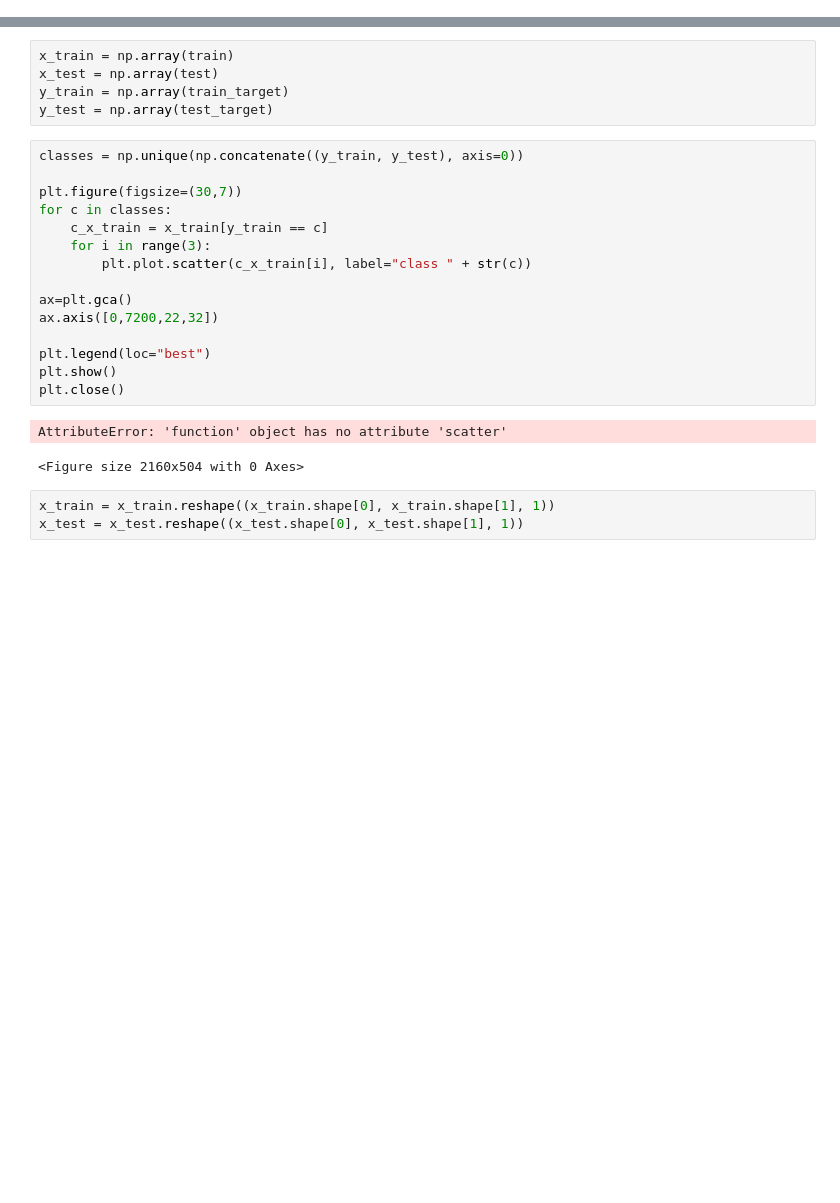
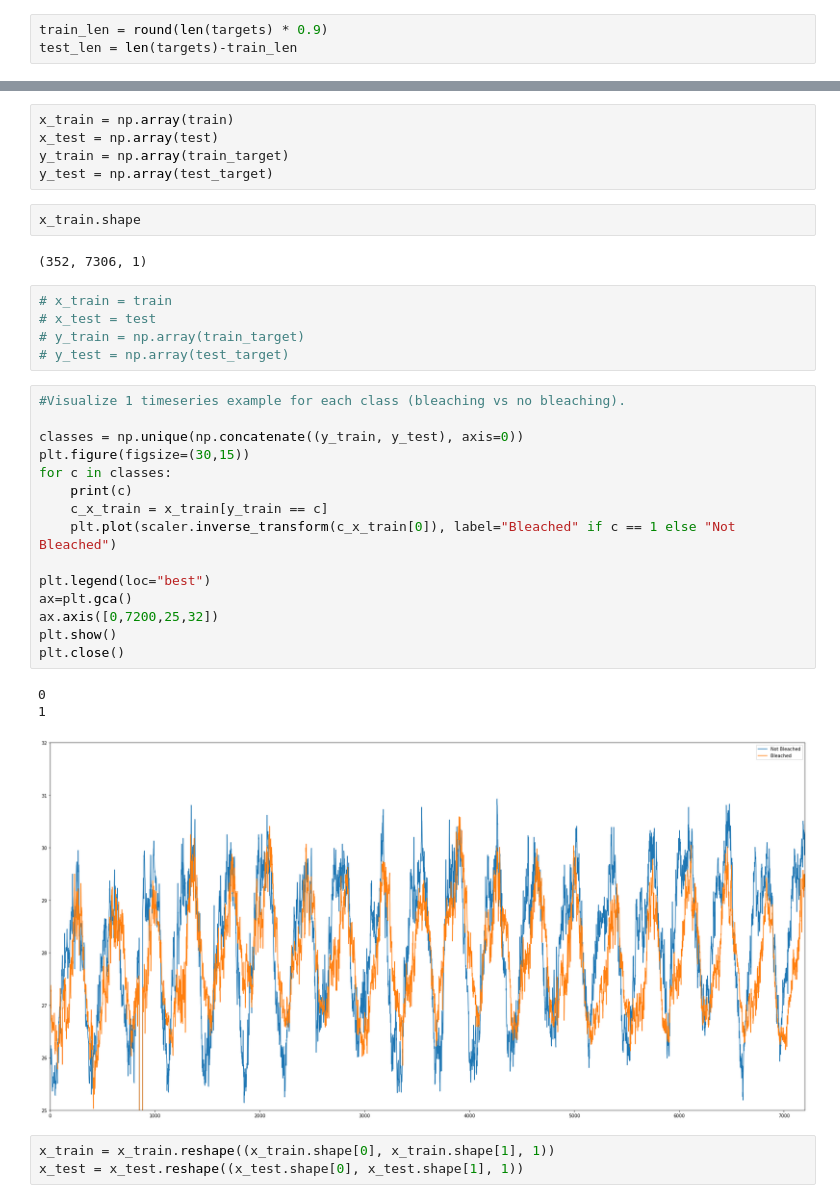
Before and after one commit to maur1/wid_2022_oceanhub_cognite, a Jupyter notebook: timeseries_classification/timeseries_classification.ipynb, the cells around one changed output, grey strips where cells are left out. Drawn from its saved outputs; the diff is of its cells as text; blank space fills up the shorter version.

Commit message:
update of timeseries classification notebook

```diff
--- a/timeseries_classification/timeseries_classification.ipynb
+++ b/timeseries_classification/timeseries_classification.ipynb
@@ -54 +191,4 @@ len(targets)
+# %%
+train_len = round(len(targets) * 0.9)
+test_len = len(targets)-train_len
 # %%
@@ -62,24 +202,34 @@ x_train = np.array(train)
 x_test = np.array(test)
 y_train = np.array(train_target)
 y_test = np.array(test_target)
-# %%
-classes = np.unique(np.concatenate((y_train, y_test), axis=0))
-
-plt.figure(figsize=(30,7))
-for c in classes:
-    c_x_train = x_train[y_train == c]
-    for i in range(3):
-        plt.plot.scatter(c_x_train[i], label="class " + str(c))
-
-ax=plt.gca()
-ax.axis([0,7200,22,32])
-
-plt.legend(loc="best")
-plt.show()
-plt.close()
-# %% [output]
-AttributeError: 'function' object has no attribute 'scatter'
-<Figure size 2160x504 with 0 Axes>
+# %%
+x_train.shape
+# %% [output]
+(352, 7306, 1)
+# %%
+# x_train = train
+# x_test = test
+# y_train = np.array(train_target)
+# y_test = np.array(test_target)
+# %%
+#Visualize 1 timeseries example for each class (bleaching vs no bleaching).
+
+classes = np.unique(np.concatenate((y_train, y_test), axis=0))
+plt.figure(figsize=(30,15))
+for c in classes:
+    print(c)
+    c_x_train = x_train[y_train == c]
+    plt.plot(scaler.inverse_transform(c_x_train[0]), label="Bleached" if c == 1 else "Not Bleached")
+
+plt.legend(loc="best")
+ax=plt.gca()
+ax.axis([0,7200,25,32])
+plt.show()
+plt.close()
+# %% [output]
+0
+1
+[figure, added]
 # %%
 x_train = x_train.reshape((x_train.shape[0], x_train.shape[1], 1))
 x_test = x_test.reshape((x_test.shape[0], x_test.shape[1], 1))
```
Also changed, not shown: parts of 27 cells of this notebook.
